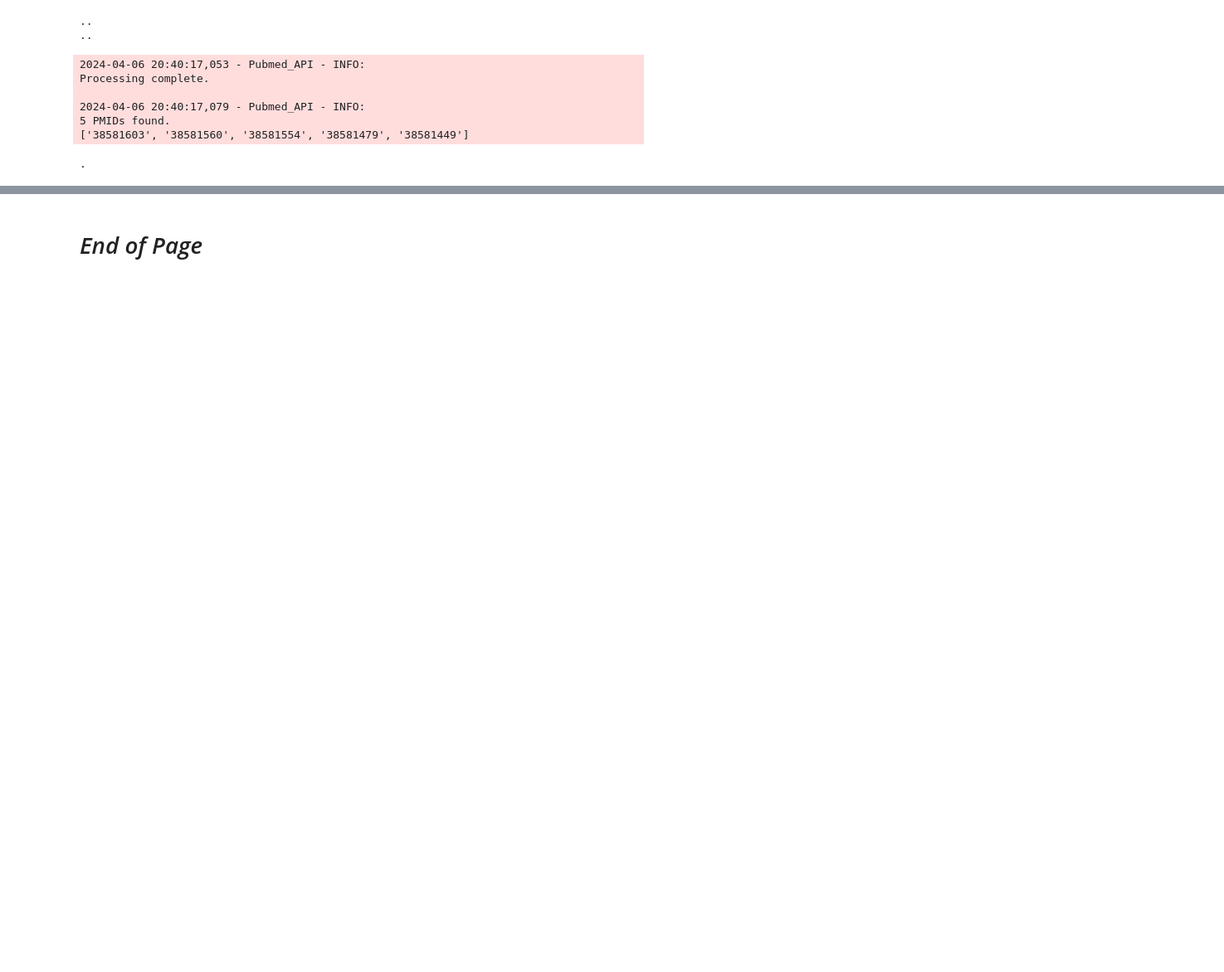
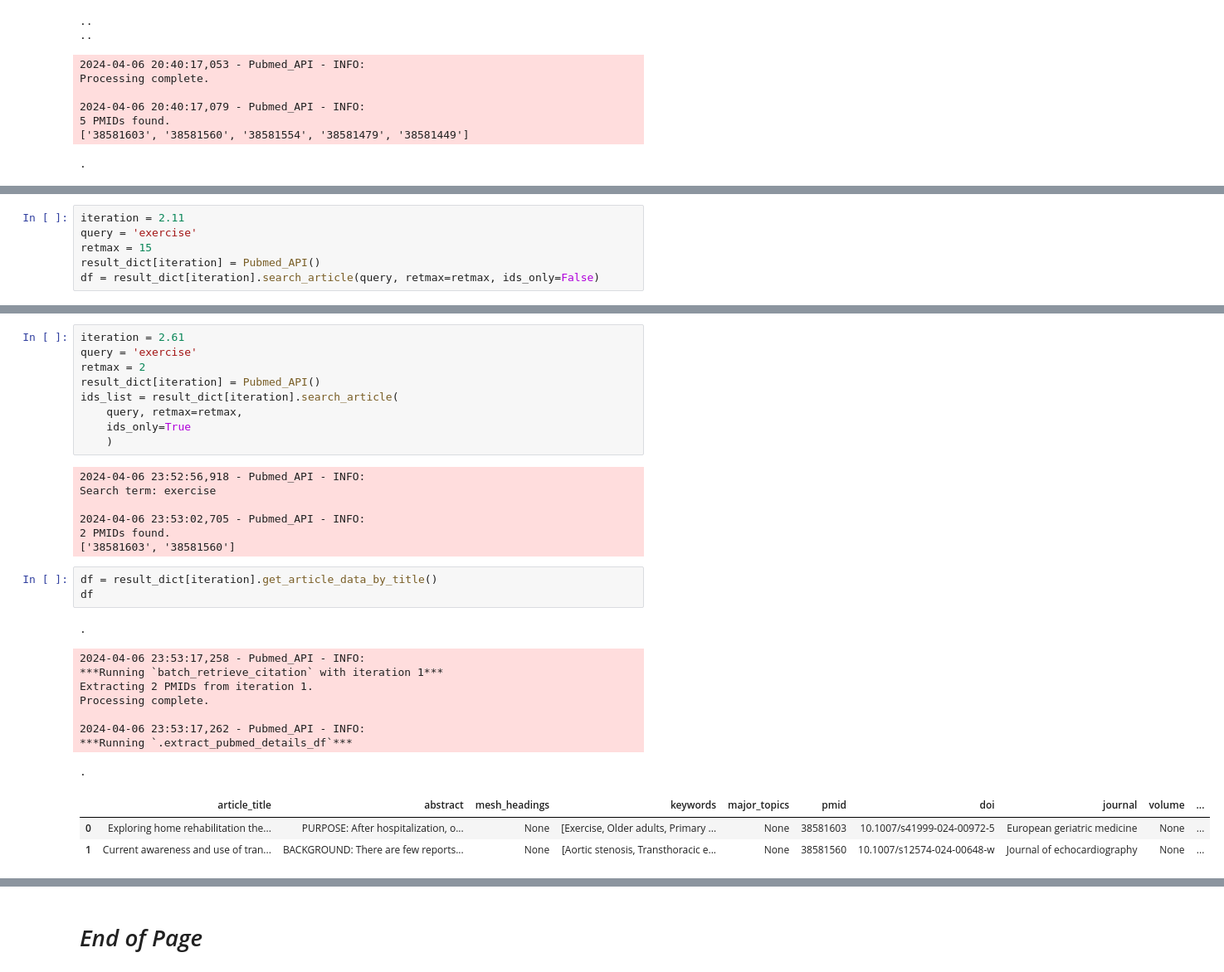
Before and after one commit to silvhua/pubmed-search, a Jupyter notebook: notebooks/2024-04-06 update Pubmed_API.ipynb, the cells around one changed output, grey strips where cells are left out. Shown: that part at 83% size. Saved outputs shown, nothing was run; the diff lists cells and outputs as text; blank space fills up the shorter version.

```diff
--- a/notebooks/2024-04-06 update Pubmed_API.ipynb
+++ b/notebooks/2024-04-06 update Pubmed_API.ipynb
@@ -490,0 +1942,6 @@ Processing complete.
+# %%
+iteration = 2.11
+query = 'exercise'
+retmax = 15
+result_dict[iteration] = Pubmed_API()
+df = result_dict[iteration].search_article(query, retmax=retmax, ids_only=False)
@@ -490,0 +3899,32 @@ Processing complete.
+# %%
+iteration = 2.61
+query = 'exercise'
+retmax = 2
+result_dict[iteration] = Pubmed_API()
+ids_list = result_dict[iteration].search_article(
+    query, retmax=retmax,
+    ids_only=True
+    )
+# %% [output]
+2024-04-06 23:52:56,918 - Pubmed_API - INFO:
+Search term: exercise
+
+2024-04-06 23:53:02,705 - Pubmed_API - INFO:
+2 PMIDs found.
+['38581603', '38581560']
+# %%
+df = result_dict[iteration].get_article_data_by_title()
+df
+# %% [output]
+.
+2024-04-06 23:53:17,258 - Pubmed_API - INFO:
+***Running `batch_retrieve_citation` with iteration 1***
+Extracting 2 PMIDs from iteration 1.
+Processing complete.
+
+2024-04-06 23:53:17,262 - Pubmed_API - INFO:
+***Running `.extract_pubmed_details_df`***
+.
+|  | article_title | abstract | mesh_headings | keywords | major_topics | pmid | doi | journal | volume | ... |
+| 0 | Exploring home rehabilitation the... | PURPOSE: After hospitalization, o... | None | [Exercise, Older adults, Primary ... | None | 38581603 | 10.1007/s41999-024-00972-5 | European geriatric medicine | None | ... |
+| 1 | Current awareness and use of tran... | BACKGROUND: There are few reports... | None | [Aortic stenosis, Transthoracic e... | None | 38581560 | 10.1007/s12574-024-00648-w | Journal of echocardiography | None | ... |
```
Also changed, not shown: parts of 28 cells of this notebook, 3 other files.
